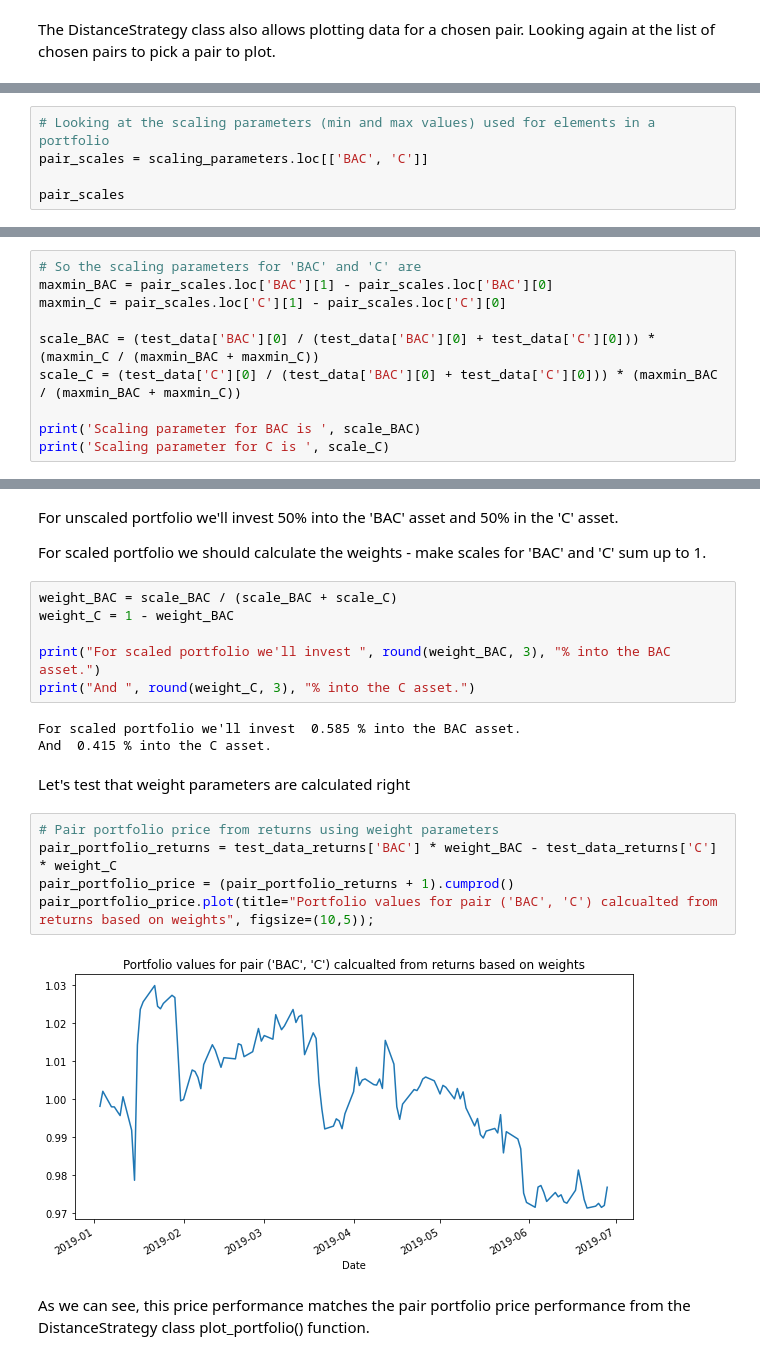
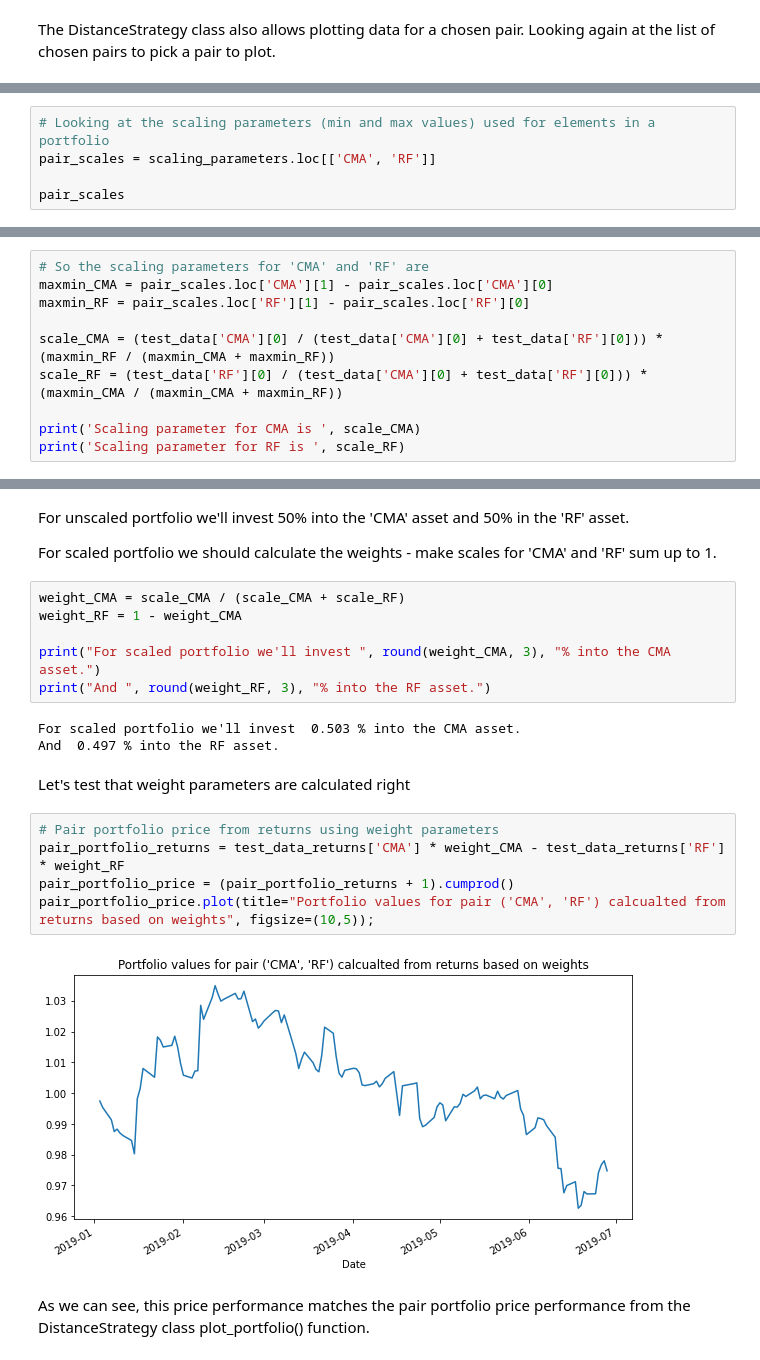
Before and after one commit to hudson-and-thames/arbitrage_research, a Jupyter notebook: Distance Approach/basic_distance_approach.ipynb, the cells around one changed output, grey strips where cells are left out. Saved outputs shown, nothing was run; the diff lists cells and outputs as text.

Commit message:
Revise basic distance approach and add empirical test notebook
Revise basic distance approach and add empirical test notebook

```diff
--- a/Distance Approach/basic_distance_approach.ipynb
+++ b/Distance Approach/basic_distance_approach.ipynb
@@ -378,7 +550,7 @@ First, we should scale by starting prices of each stock and next by scaling para
 - $Scale_{2} = \frac{P_{2}^{0}}{P_{1}^{0} + P_{2}^{0}} * \frac{(max(P_{1}) - min(P_{1})}{(max(P_{1}) - min(P_{1})) + (max(P_{2}) - min(P_{2}))}$
 # %%
 # Looking at the scaling parameters (min and max values) used for elements in a portfolio
-pair_scales = scaling_parameters.loc[['BAC', 'C']]
+pair_scales = scaling_parameters.loc[['CMA', 'RF']]
 
 pair_scales
 # %% [output]
@@ -388,11 +560,11 @@ pair_scales
 # %%
-# So the scaling parameters for 'BAC' and 'C' are
-maxmin_BAC = pair_scales.loc['BAC'][1] - pair_scales.loc['BAC'][0]
-maxmin_C = pair_scales.loc['C'][1] - pair_scales.loc['C'][0]
+# So the scaling parameters for 'CMA' and 'RF' are
+maxmin_CMA = pair_scales.loc['CMA'][1] - pair_scales.loc['CMA'][0]
+maxmin_RF = pair_scales.loc['RF'][1] - pair_scales.loc['RF'][0]
 
-scale_BAC = (test_data['BAC'][0] / (test_data['BAC'][0] + test_data['C'][0])) * (maxmin_C / (maxmin_BAC + maxmin_C))
-scale_C = (test_data['C'][0] / (test_data['BAC'][0] + test_data['C'][0])) * (maxmin_BAC / (maxmin_BAC + maxmin_C))
+scale_CMA = (test_data['CMA'][0] / (test_data['CMA'][0] + test_data['RF'][0])) * (maxmin_RF / (maxmin_CMA + maxmin_RF))
+scale_RF = (test_data['RF'][0] / (test_data['CMA'][0] + test_data['RF'][0])) * (maxmin_CMA / (maxmin_CMA + maxmin_RF))
 
-print('Scaling parameter for BAC is ', scale_BAC)
-print('Scaling parameter for C is ', scale_C)
+print('Scaling parameter for CMA is ', scale_CMA)
+print('Scaling parameter for RF is ', scale_RF)
 # %% [output]
@@ -417,25 +589,25 @@ test_data_returns.head()
 # %% [markdown]
-For unscaled portfolio we'll invest 50% into the 'BAC' asset and 50% in the 'C' asset.
+For unscaled portfolio we'll invest 50% into the 'CMA' asset and 50% in the 'RF' asset.
 
-For scaled portfolio we should calculate the weights - make scales for 'BAC' and 'C' sum up to 1.
+For scaled portfolio we should calculate the weights - make scales for 'CMA' and 'RF' sum up to 1.
 # %%
-weight_BAC = scale_BAC / (scale_BAC + scale_C)
-weight_C = 1 - weight_BAC
+weight_CMA = scale_CMA / (scale_CMA + scale_RF)
+weight_RF = 1 - weight_CMA
 
-print("For scaled portfolio we'll invest ", round(weight_BAC, 3), "% into the BAC asset.")
-print("And ", round(weight_C, 3), "% into the C asset.")
+print("For scaled portfolio we'll invest ", round(weight_CMA, 3), "% into the CMA asset.")
+print("And ", round(weight_RF, 3), "% into the RF asset.")
 # %% [output]
-For scaled portfolio we'll invest  0.585 % into the BAC asset.
-And  0.415 % into the C asset.
+For scaled portfolio we'll invest  0.503 % into the CMA asset.
+And  0.497 % into the RF asset.
 # %% [markdown]
 Let's test that weight parameters are calculated right
 # %%
 # Pair portfolio price from returns using weight parameters
-pair_portfolio_returns = test_data_returns['BAC'] * weight_BAC - test_data_returns['C'] * weight_C
+pair_portfolio_returns = test_data_returns['CMA'] * weight_CMA - test_data_returns['RF'] * weight_RF
 pair_portfolio_price = (pair_portfolio_returns + 1).cumprod()
-pair_portfolio_price.plot(title="Portfolio values for pair ('BAC', 'C') calcualted from returns based on weights", figsize=(10,5));
+pair_portfolio_price.plot(title="Portfolio values for pair ('CMA', 'RF') calcualted from returns based on weights", figsize=(10,5));
 # %% [output]
-[figure, old version]
+[figure, new version]
 # %% [markdown]
 As we can see, this price performance matches the pair portfolio price performance from the DistanceStrategy class plot_portfolio() function.
 # %%
```
Also changed, not shown: parts of 45 cells of this notebook, 1 other file.
